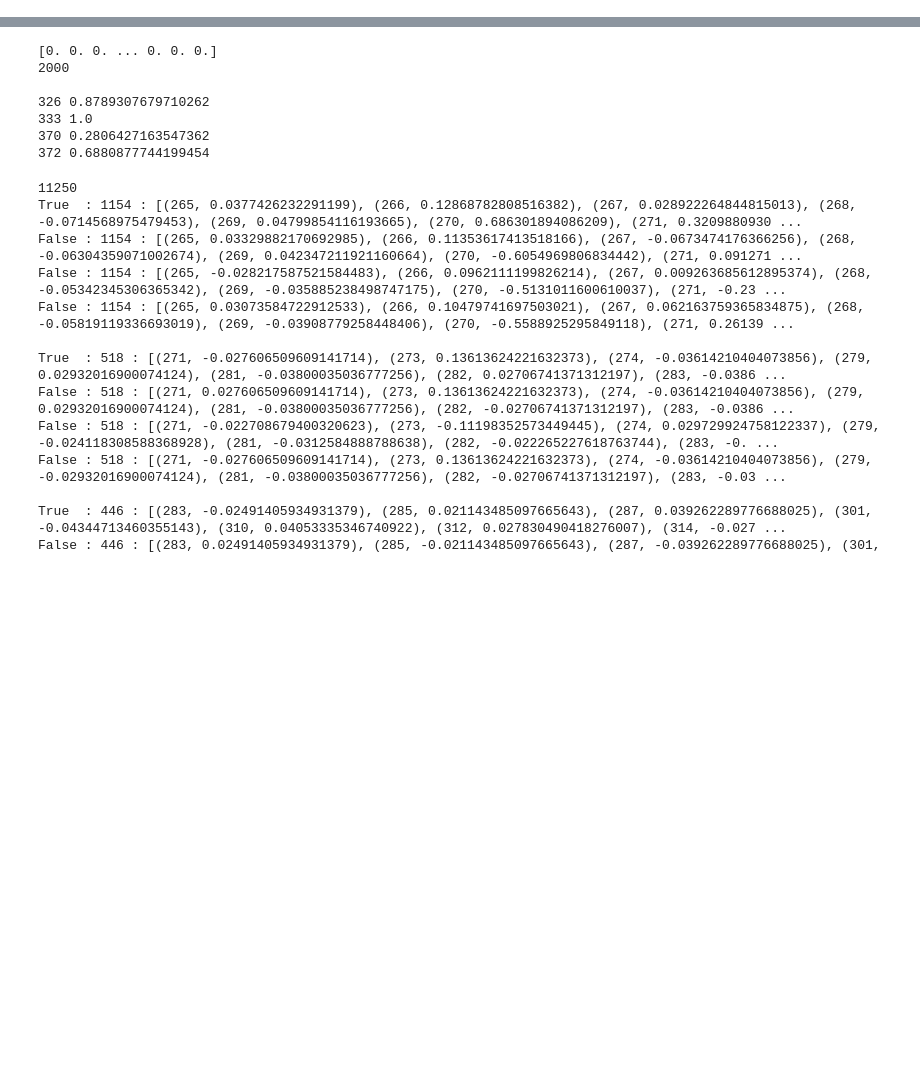
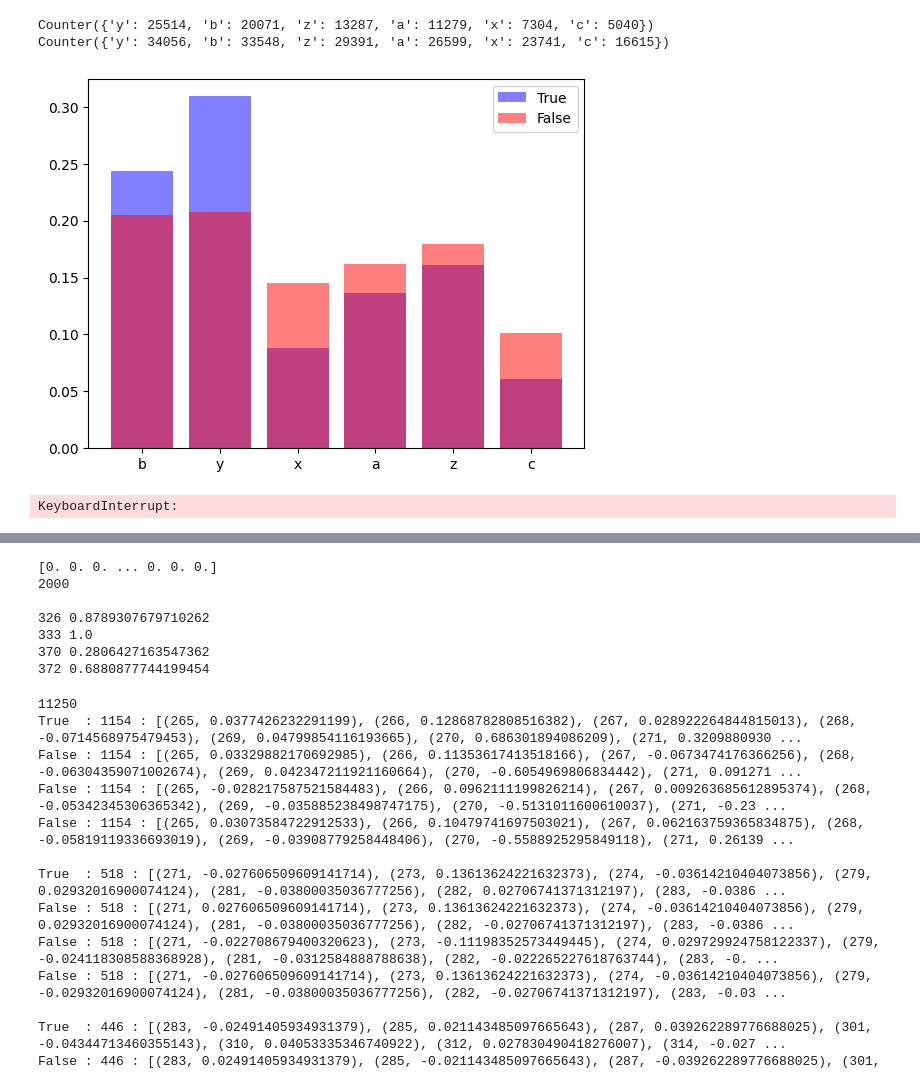
Before and after one commit to vchelur97/psm, a Jupyter notebook: eda_annotations.ipynb, the cells around one changed output, grey strips where cells are left out. Drawn from its saved outputs; the diff is of its cells as text; code cells hidden in the pictures; blank space fills up the shorter version.

```diff
--- a/eda_annotations.ipynb
+++ b/eda_annotations.ipynb
@@ -27,0 +119,69 @@ dict_keys(['usi', 'charge', 'mz_arr', 'intensity_arr', 'annotations_arr', 'pepti
+# %%
+import numpy as np
+import matplotlib.pyplot as plt
+
+annotations_arr_true = []
+annotations_arr_false = []
+count = 0
+for mzml_file in train_annotations:
+    for scan in train_annotations[mzml_file]:
+        annotations_arr_true.append(train_annotations[mzml_file][scan]['annotations_arr'][0])
+        for i in range(1, len(train_annotations[mzml_file][scan]['annotations_arr'])):
+            annotations_arr_false.append(train_annotations[mzml_file][scan]['annotations_arr'][i])
+        count += 1
+        if count == 10000:
+            break
+    break
+
+# Flatten annotations_arr
+# Ignores ? and only takes the ion from the annotation string
+annotations_arr_true = [item[0] for sublist in annotations_arr_true for item in sublist if item != '?']
+annotations_arr_false = [item[0] for sublist in annotations_arr_false for item in sublist if item != '?']
+
+# Build counter for annotations_arr
+from collections import Counter
+counter_true = Counter(annotations_arr_true)
+counter_false = Counter(annotations_arr_false)
+print(counter_true)
+print(counter_false)
+
+# Normalize counter
+total = sum(counter_true.values())
+for key in counter_true:
+    counter_true[key] /= total
+total = sum(counter_false.values())
+for key in counter_false:
+    counter_false[key] /= total
+
+# Bar plot of counter
+plt.bar(counter_true.keys(), counter_true.values(), label="True", color="blue", alpha=0.5)
+plt.bar(counter_false.keys(), counter_false.values(), label="False", color="red", alpha=0.5)
+# plt.xticks(rotation=90)
+plt.legend()
+plt.show()
+# %% [output]
+Counter({'y': 25514, 'b': 20071, 'z': 13287, 'a': 11279, 'x': 7304, 'c': 5040})
+Counter({'y': 34056, 'b': 33548, 'z': 29391, 'a': 26599, 'x': 23741, 'c': 16615})
+[figure, added]
+# %%
+# Build a histogram of the annotation labels
+import numpy as np
+import matplotlib.pyplot as plt
+
+# For every scan, get the annotation array and append
+annotations_arr = []
+for mzml_file in train_annotations:
+    for scan in train_annotations[mzml_file]:
+        annotations = train_annotations[mzml_file][scan]['annotations_arr']
+        # Flatten annotations array and append
+        annotations_arr.extend([item for sublist in annotations for item in sublist])
+
+unique_labels, counts = np.unique(annotations_arr, return_counts=True)
+
+plt.bar(unique_labels, counts)
+plt.xlabel('Annotation Labels')
+plt.ylabel('Count')
+plt.title('Count of Each Annotation Label')
+plt.show()
+# %% [output]
+KeyboardInterrupt:
```
Also changed, not shown: parts of 4 cells of this notebook.
